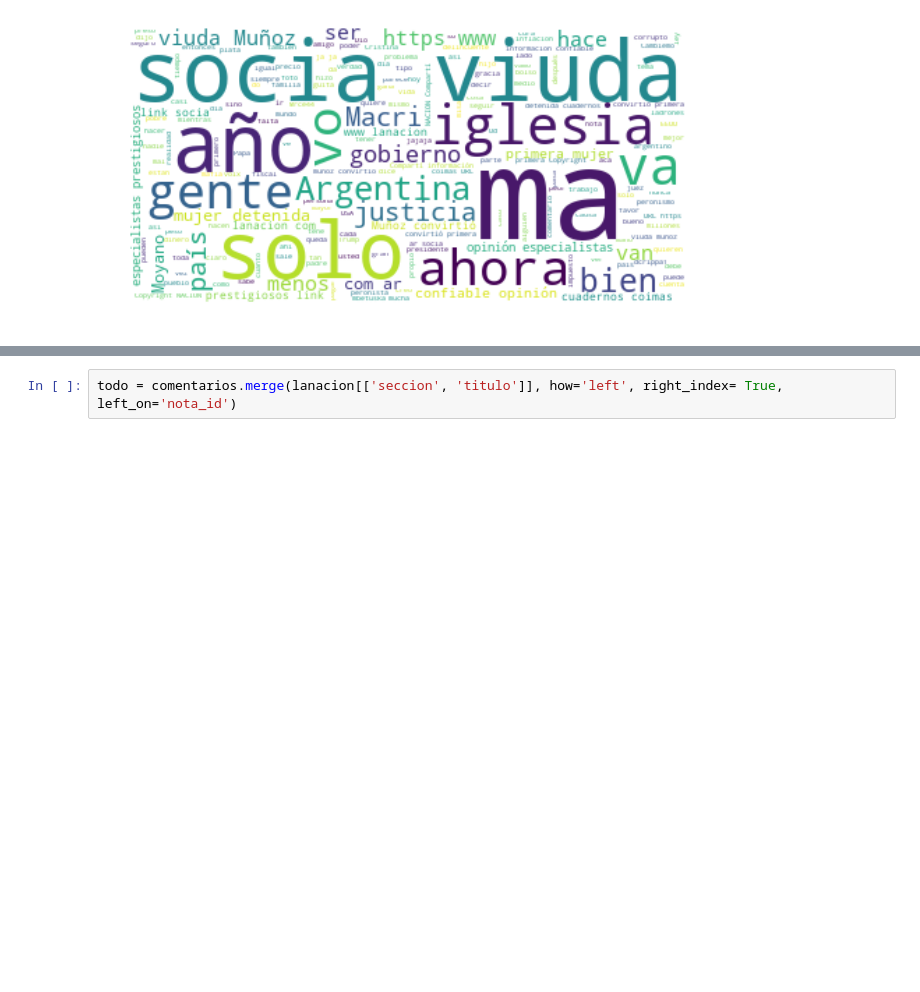
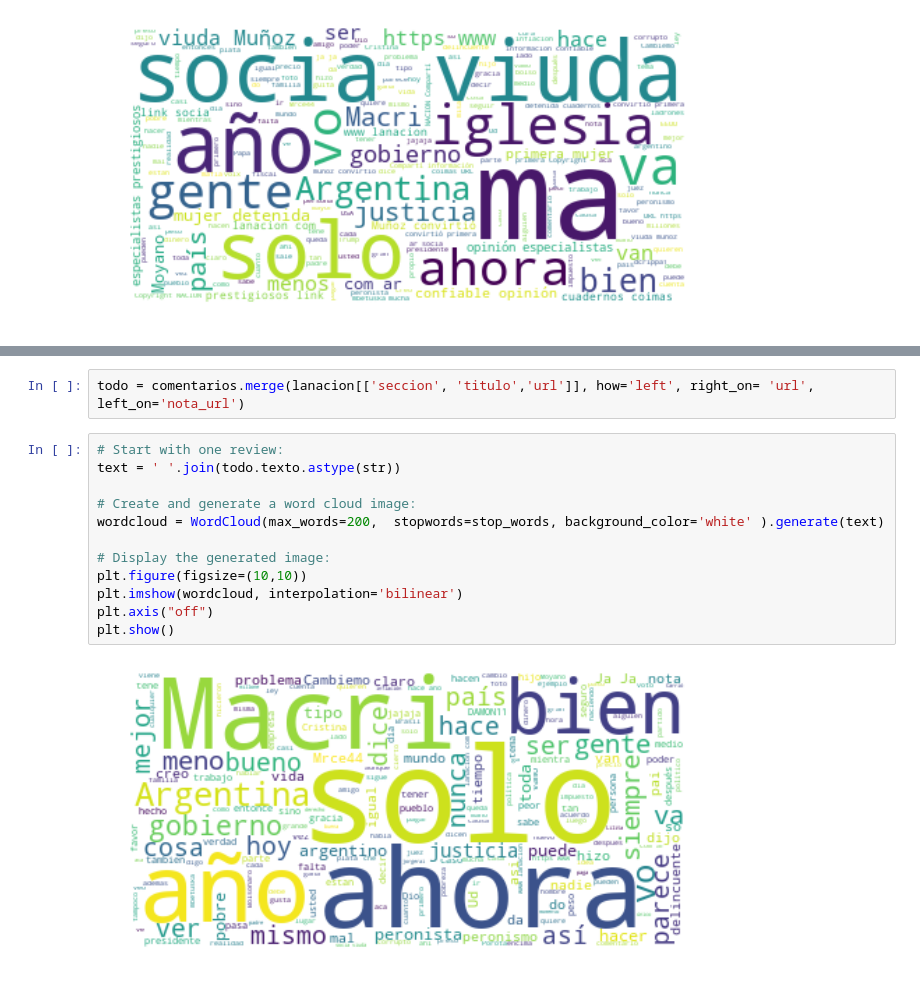
Before and after one commit to pbagedelli/analisis-comentarios, a Jupyter notebook: wordclouds.ipynb, the cells around one changed output, grey strips where cells are left out. Drawn from its saved outputs; the diff is of its cells as text; blank space fills up the shorter version.

```diff
--- a/wordclouds.ipynb
+++ b/wordclouds.ipynb
@@ -89,5 +91,19 @@ lanacion.head(2)
 # %%
-todo = comentarios.merge(lanacion[['seccion', 'titulo']], how='left', right_index= True, left_on='nota_id')
+todo = comentarios.merge(lanacion[['seccion', 'titulo','url']], how='left', right_on= 'url', left_on='nota_url')
+# %%
+# Start with one review:
+text = ' '.join(todo.texto.astype(str))
+
+# Create and generate a word cloud image:
+wordcloud = WordCloud(max_words=200,  stopwords=stop_words, background_color='white' ).generate(text)
+
+# Display the generated image:
+plt.figure(figsize=(10,10))
+plt.imshow(wordcloud, interpolation='bilinear')
+plt.axis("off")
+plt.show()
+# %% [output]
+[figure, added]
 # %%
 # Start with one review:
 text = ' '.join(todo.loc[todo.seccion == 'Política'].texto.astype(str))
```
Also changed, not shown: parts of 9 cells of this notebook, 8 other files.
